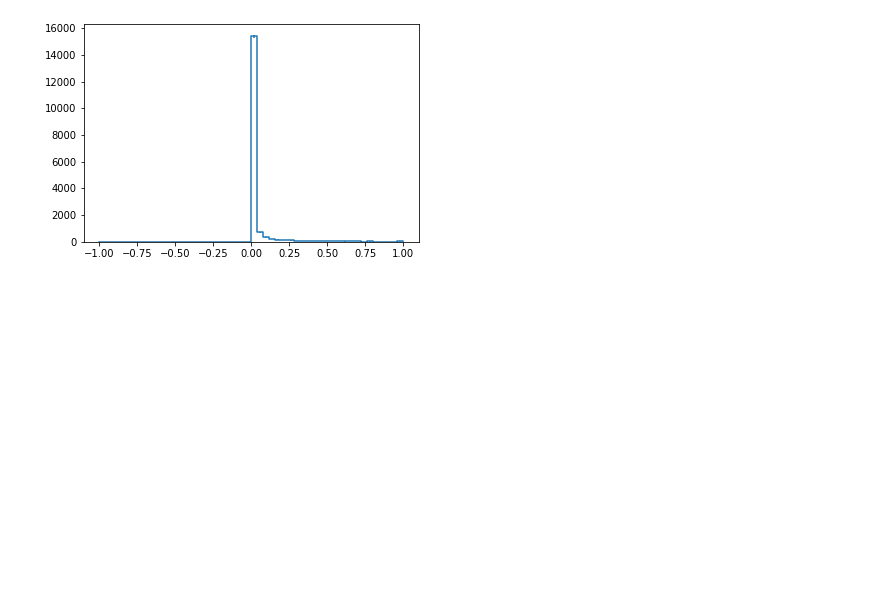
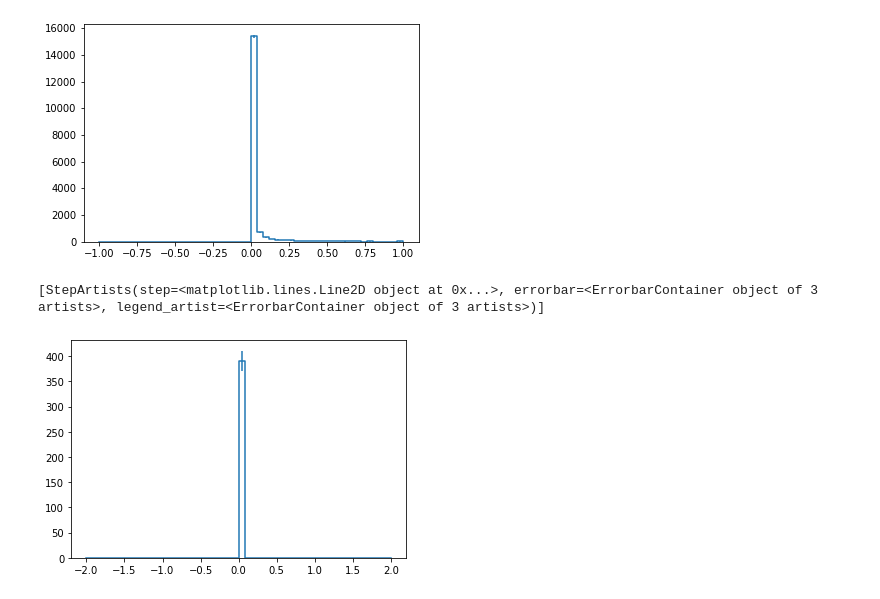
Before and after one commit to DraTeots/simple_eic_tutorials, a Jupyter notebook: TheFile-Copy1.ipynb, the cells around one changed output. Saved outputs shown, nothing was run; the diff lists cells and outputs as text; code cells hidden in the pictures; blank space fills up the shorter version.

Commit message:
TRK_ VTX_Z graph

```diff
--- a/TheFile-Copy1.ipynb
+++ b/TheFile-Copy1.ipynb
@@ -506,3 +506,19 @@ h.plot()
 # %% [output]
 [StepArtists(step=<matplotlib.lines.Line2D object at 0x...>, errorbar=<ErrorbarContainer object of 3 artists>, legend_artist=<ErrorbarContainer object of 3 artists>)]
 [figure]
+# %%
+trk_vtx_z=tree['trk_vtx_z'].array(library='ak')
+trk_vtx_z=trk_vtx_z[filter_proton]
+h = Hist(
+    hist.axis.Regular(
+        50, -2, 2, name="location", label="location from collision [cm]", underflow=False, overflow=False
+    ),
+)
+
+flatten_array = ak.flatten(trk_vtx_z)
+
+h.fill(ak.to_numpy(flatten_array))
+h.plot()
+# %% [output]
+[StepArtists(step=<matplotlib.lines.Line2D object at 0x...>, errorbar=<ErrorbarContainer object of 3 artists>, legend_artist=<ErrorbarContainer object of 3 artists>)]
+[figure, added]
```
Also changed, not shown: parts of 1 cell of this notebook.
